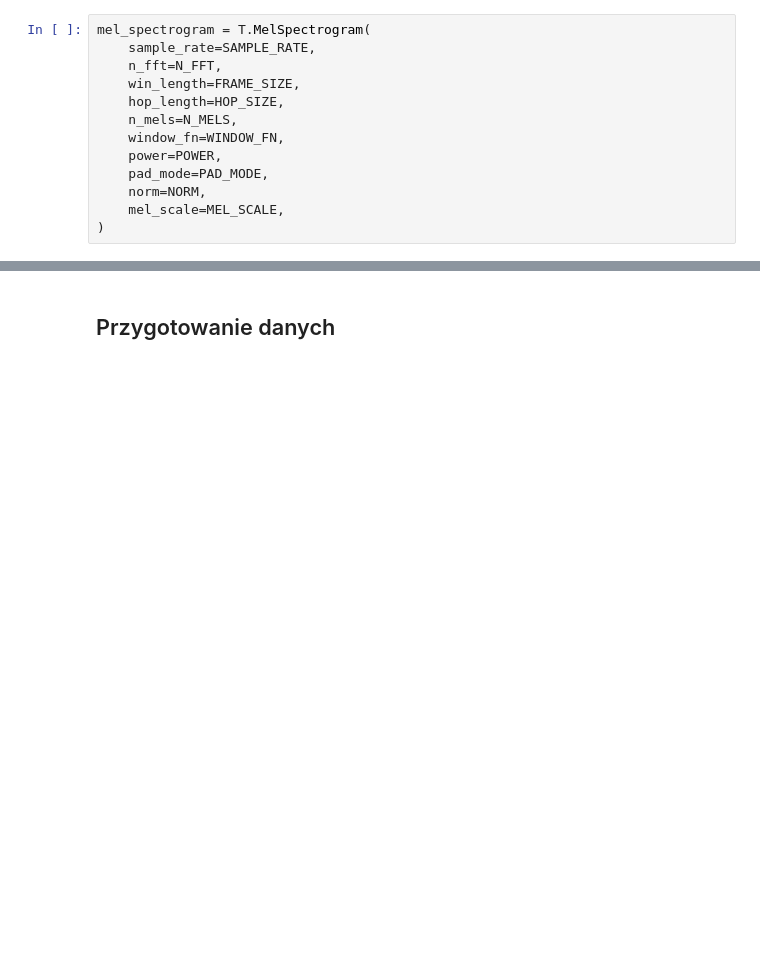
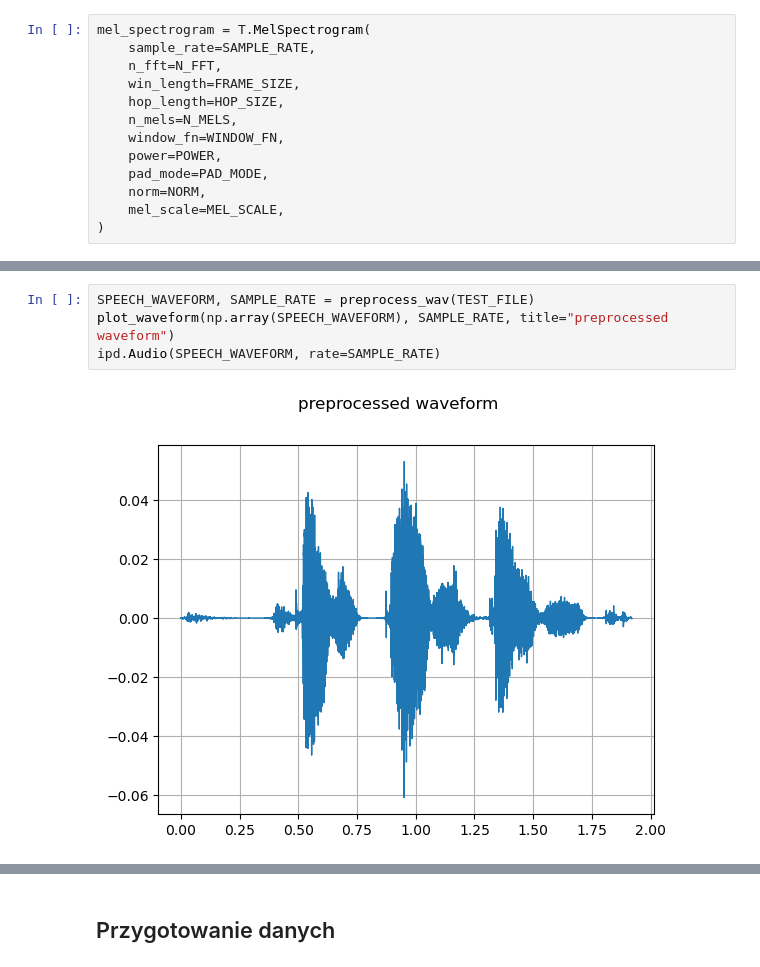
Before and after one commit to limisie/sm-speaker-identification-cnn, a Jupyter notebook: speaker_recognition.ipynb, the cells around one changed output, grey strips where cells are left out. Cells and saved outputs as stored; diff of their text form; blank space fills up the shorter version.

```diff
--- a/speaker_recognition.ipynb
+++ b/speaker_recognition.ipynb
@@ -97,0 +122,6 @@ Załadowanie pliku dźwiękowego do wektora dźwiękowego o określonej częstot
+# %%
+SPEECH_WAVEFORM, SAMPLE_RATE = preprocess_wav(TEST_FILE)
+plot_waveform(np.array(SPEECH_WAVEFORM), SAMPLE_RATE, title="preprocessed waveform")
+ipd.Audio(SPEECH_WAVEFORM, rate=SAMPLE_RATE)
+# %% [output]
+[figure, added]
```
Also changed, not shown: parts of 18 cells of this notebook, 9 other files.
